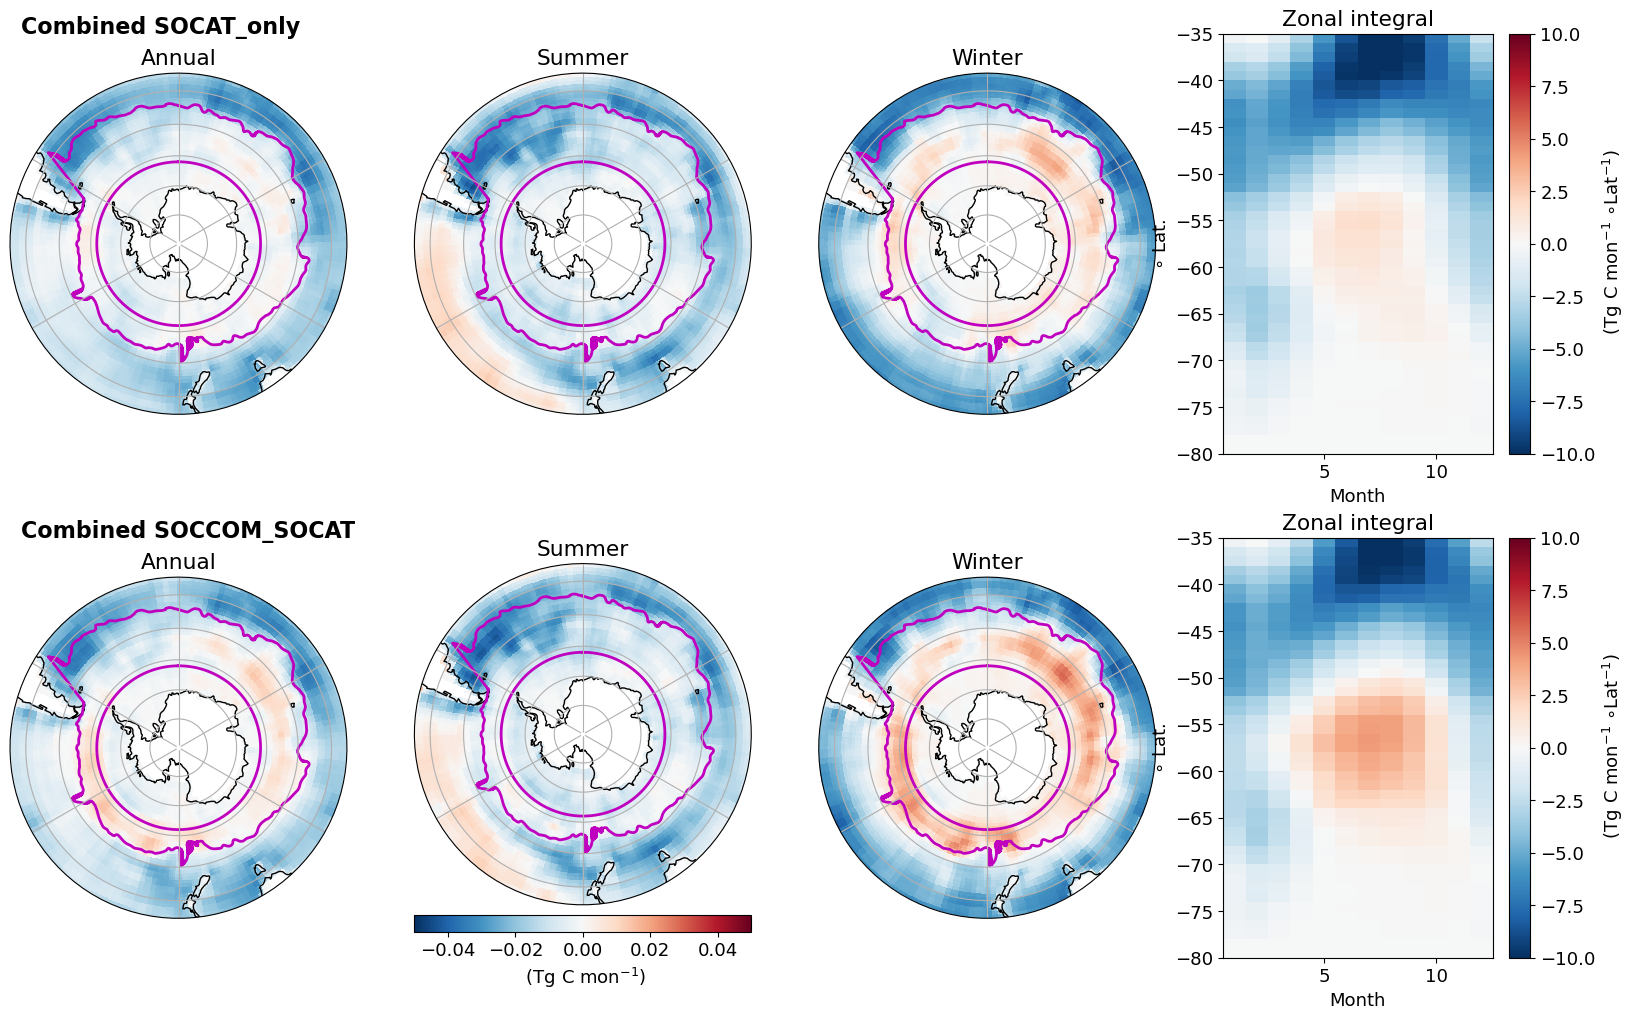
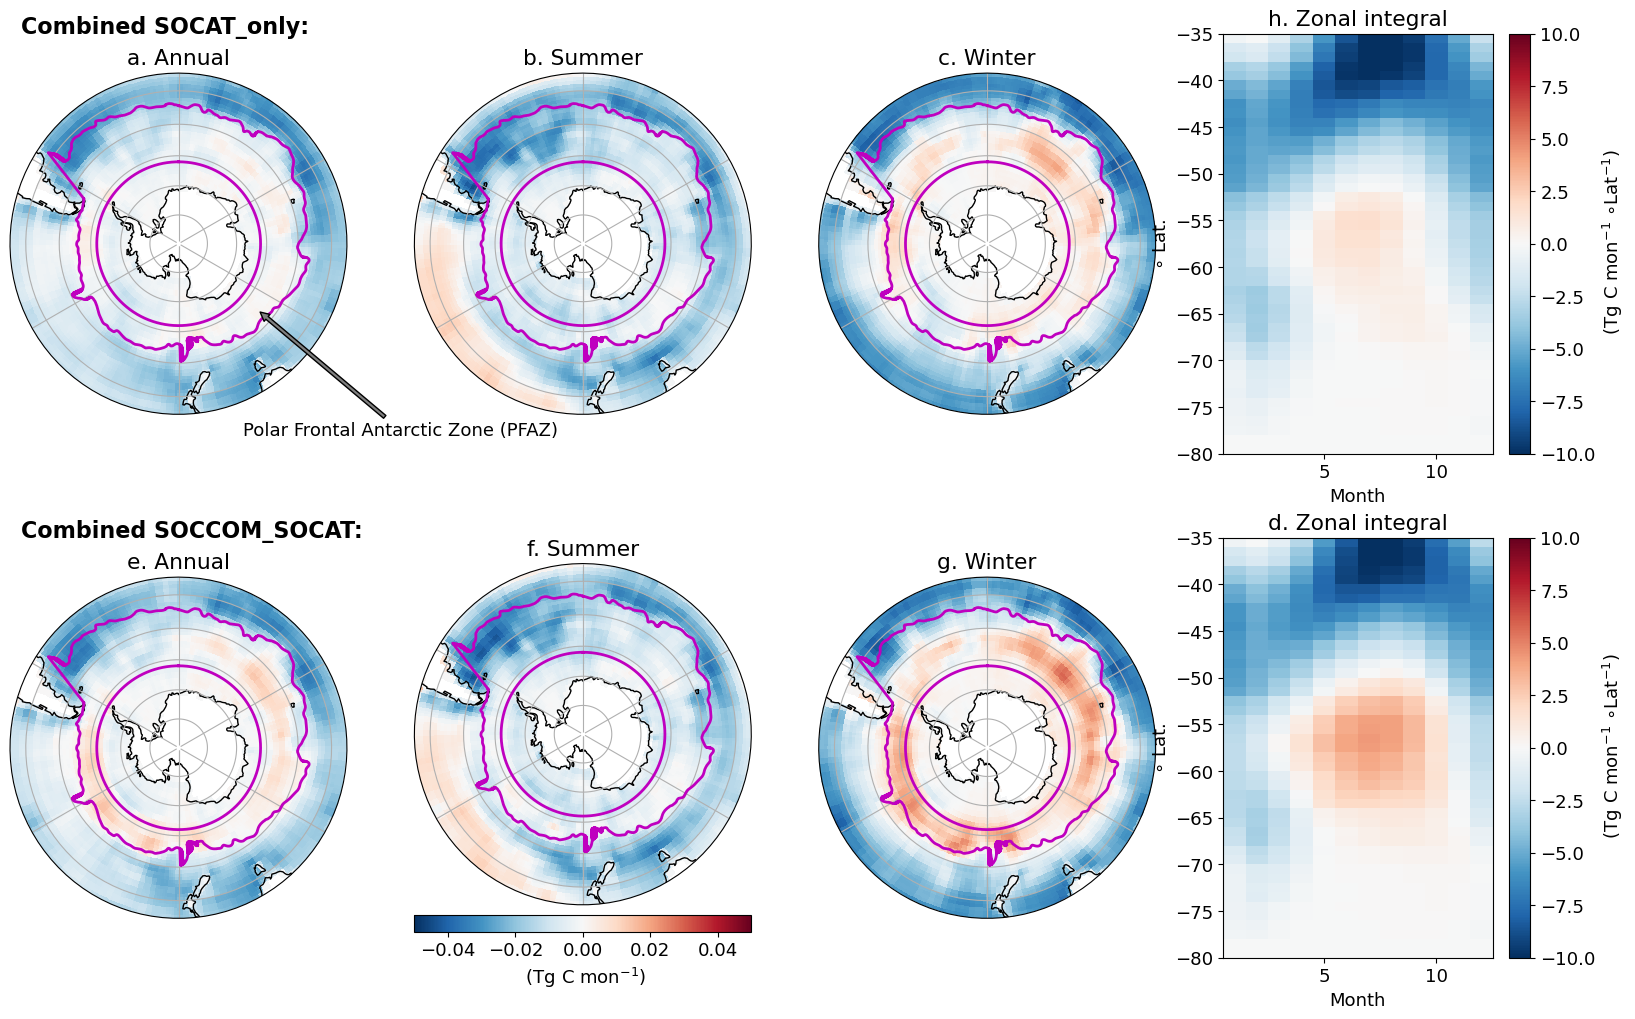
The notebook cell's code change between the first figure and the second:
--- before
+++ after
@@ -46,11 +46,27 @@
         ax.plot(data_SAF['model_SAF'][1,:],data_SAF['model_SAF'][0,:], color='m', transform=data_proj, linewidth=2)
         ax.plot(np.linspace(0,360,360),np.linspace(-62,-62,360), color='m', transform=data_proj, linewidth=2)
-        if s==0:
-            ax.set_title('Annual')
-        elif s==1:
-            ax.set_title('Summer')
-        else:
-            ax.set_title('Winter')
+        
+        if plot_count==1:
+            title_text = 'a. Annual'
+        elif plot_count==2:
+            title_text = 'b. Summer'
+        elif plot_count==3:
+            title_text = 'c. Winter'
+        elif plot_count==5:
+            title_text = 'e. Annual'
+        elif plot_count==6:
+            title_text = 'f. Summer'
+        elif plot_count==7:
+            title_text = 'g. Winter'
 
+        ax.set_title(title_text)
+        if plot_count==1:
+            transform = ccrs.PlateCarree()._as_mpl_transform(ax)
+            ax.annotate('Polar Frontal Antarctic Zone (PFAZ)', xy=(130, -55), xytext=(160, -30),
+                         arrowprops=dict(facecolor='gray',
+                            arrowstyle="simple",
+                            alpha=1),
+                            xycoords=transform,
+                            ha='left', va='top')
         if s==1 & q==1:
             divider = make_axes_locatable(ax)
@@ -70,7 +86,10 @@
     ax.set_ylabel('$\circ$ Lat.')
     ax.set_xlabel('Month')
-    ax.set_title('Zonal integral')
-    ax.annotate('Combined ' + run_name, xy=(-53, -35), annotation_clip=False, fontsize=16, fontweight='bold')
-plt.tight_layout()
+    if plot_count==8:
+        ax.set_title('d. Zonal integral')
+    else:
+        ax.set_title('h. Zonal integral')
+    ax.annotate('Combined ' + run_name + ':', xy=(-53, -35), annotation_clip=False, fontsize=16, fontweight='bold')
+# plt.tight_layout()
 
 

Commit: cleaning up code, some changes to plotting, etc